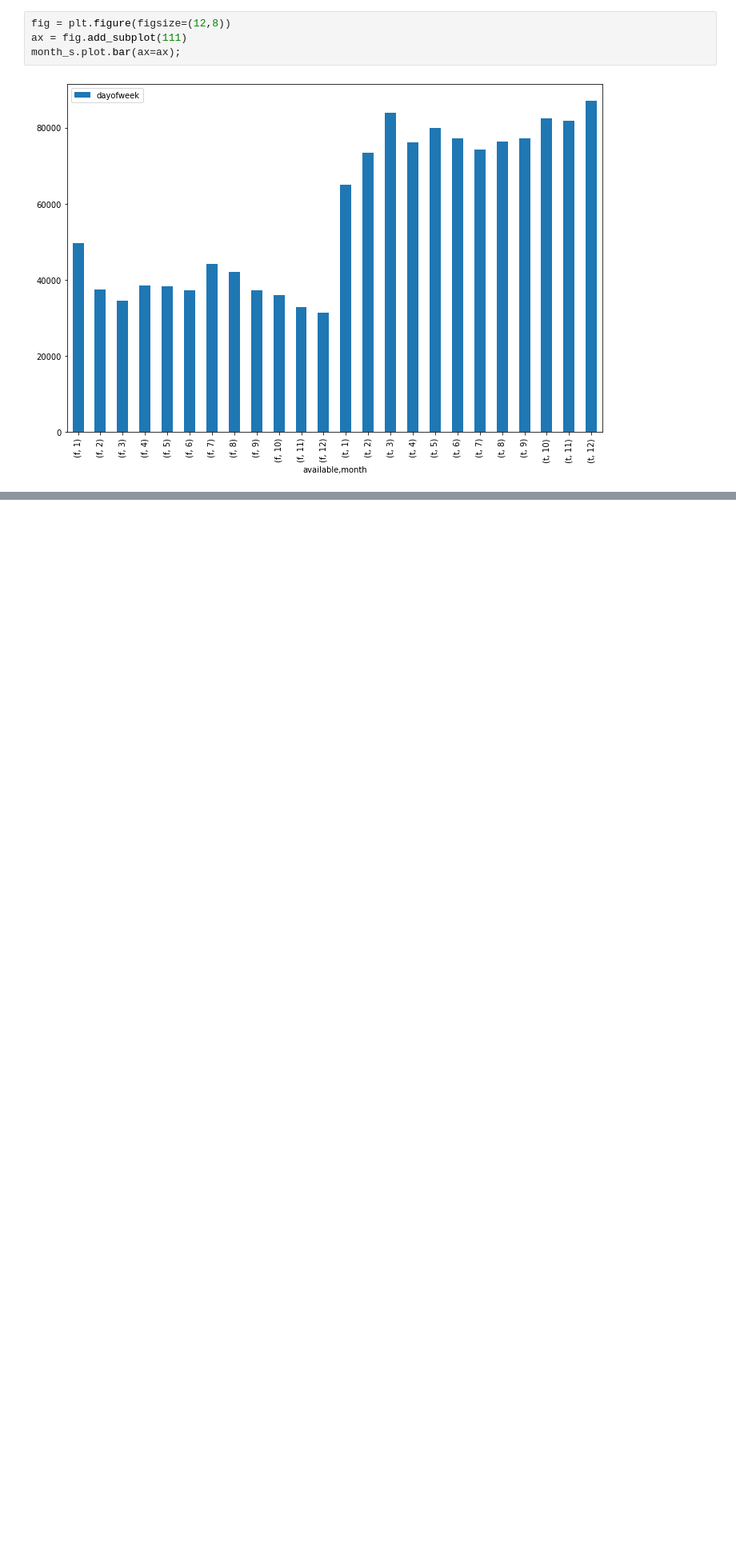
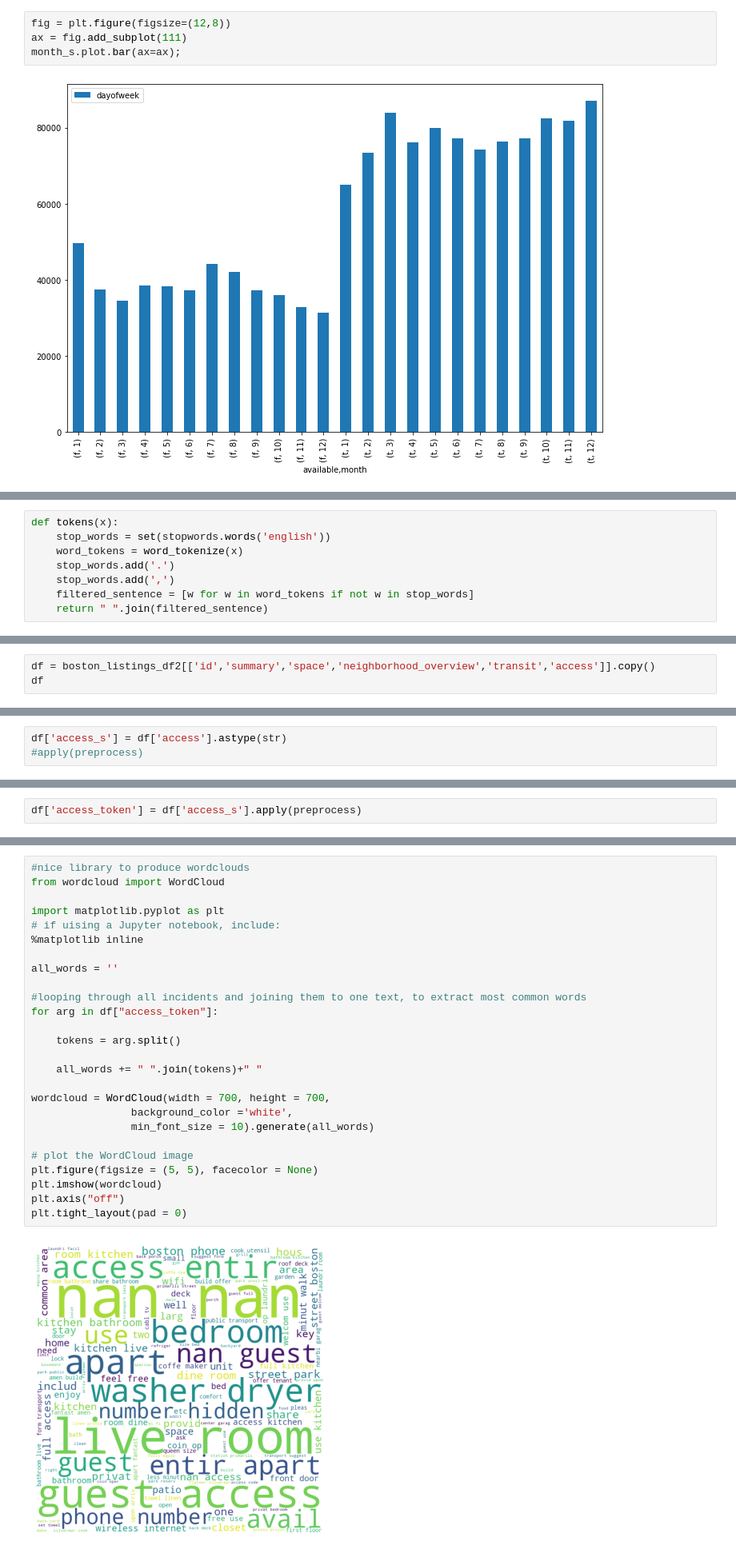
Before and after one commit to rafaelmata357/Data-Science-Udacity, a Jupyter notebook: Airbnb/airbnb.ipynb, the cells around one changed output, grey strips where cells are left out. Shown at 80% size. Saved outputs shown, nothing was run; the diff lists cells and outputs as text; blank space fills up the shorter version.

```diff
--- a/Airbnb/airbnb.ipynb
+++ b/Airbnb/airbnb.ipynb
@@ -274,0 +285,8 @@ boston_df_listings.shape
+# %%
+def tokens(x):
+    stop_words = set(stopwords.words('english'))
+    word_tokens = word_tokenize(x)
+    stop_words.add('.')
+    stop_words.add(',')
+    filtered_sentence = [w for w in word_tokens if not w in stop_words]
+    return " ".join(filtered_sentence)
@@ -274,0 +297,3 @@ boston_df_listings.shape
+# %%
+df = boston_listings_df2[['id','summary','space','neighborhood_overview','transit','access']].copy()
+df
@@ -274,0 +344,3 @@ boston_df_listings.shape
+# %%
+df['access_s'] = df['access'].astype(str)
+#apply(preprocess)
@@ -274,0 +362,2 @@ boston_df_listings.shape
+# %%
+df['access_token'] = df['access_s'].apply(preprocess)
@@ -274,0 +379,28 @@ boston_df_listings.shape
+# %%
+#nice library to produce wordclouds
+from wordcloud import WordCloud
+
+import matplotlib.pyplot as plt
+# if uising a Jupyter notebook, include:
+%matplotlib inline
+
+all_words = ''
+
+#looping through all incidents and joining them to one text, to extract most common words
+for arg in df["access_token"]:
+
+    tokens = arg.split()
+
+    all_words += " ".join(tokens)+" "
+
+wordcloud = WordCloud(width = 700, height = 700,
+                background_color ='white',
+                min_font_size = 10).generate(all_words)
+
+# plot the WordCloud image
+plt.figure(figsize = (5, 5), facecolor = None)
+plt.imshow(wordcloud)
+plt.axis("off")
+plt.tight_layout(pad = 0)
+# %% [output]
+[figure, added]
```
Also changed, not shown: parts of 19 cells of this notebook.
